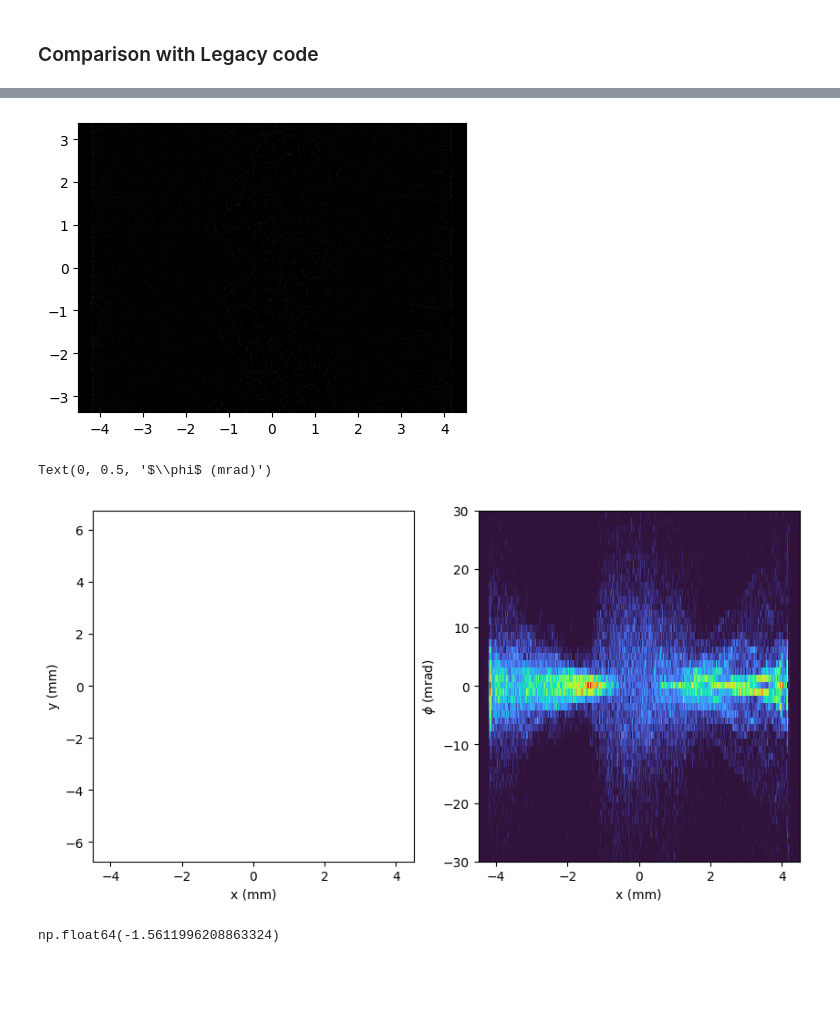
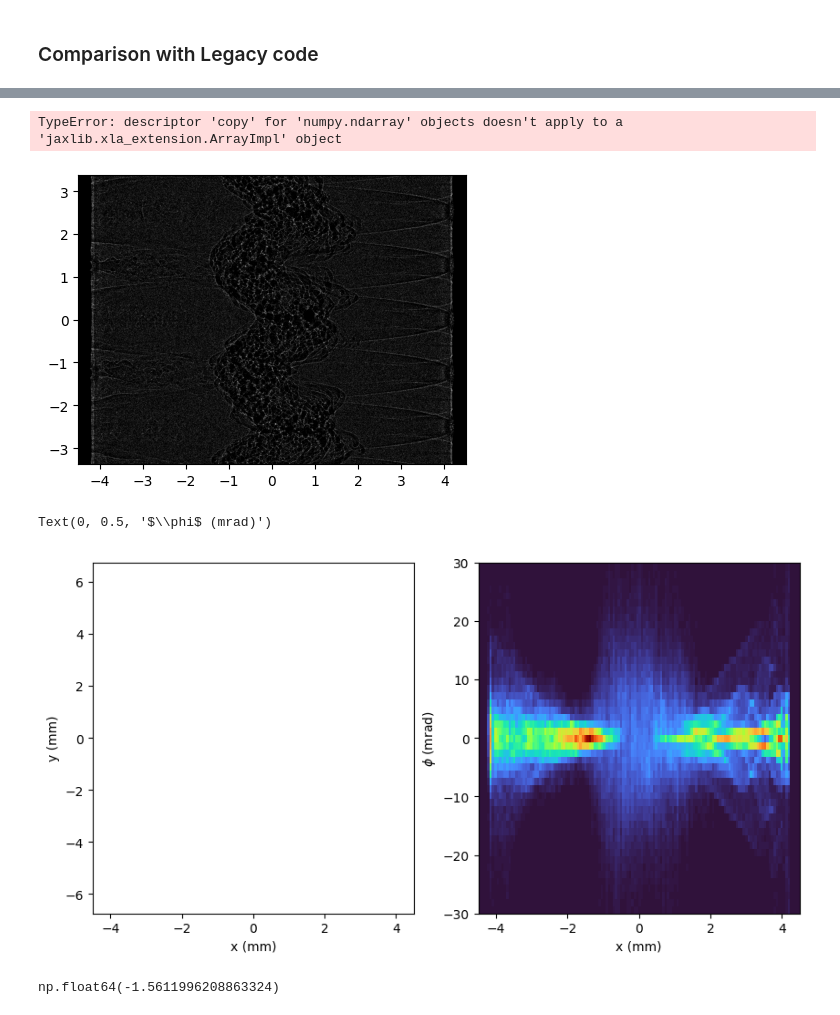
Before and after one commit to MAGPIE-ICL/SLOTH, a Jupyter notebook: examples/02.example_mesh_mesh_turbulence.ipynb, the cells around one changed output, grey strips where cells are left out. Saved outputs shown, nothing was run; the diff lists cells and outputs as text; code cells hidden in the pictures; blank space fills up the shorter version.

```diff
--- a/examples/02.example_mesh_mesh_turbulence.ipynb
+++ b/examples/02.example_mesh_mesh_turbulence.ipynb
@@ -43,7 +43,7 @@ base_folder = "/rds/general/user/sm13118/projects/afosrturbulence/live/sm13118/s
 path_to_file = "/xyz12_prp_CH_100pts_double_mesh_ug_3rd_5x100_10x75_12x100_cfl_0.5_8eV/radmeshablation_3d_prp_CH_ug_3rd_hdf5_plt_cnt_0203"
 filename = base_folder+path_to_file
 #  -----------------
-
+filename = "//rds/general/user/sm13118/projects/afosrturbulence/live/sm13118/data/turbo_box_JB/MA6M05/Turb_hdf5_plt_cnt_0050"
 
 columns = ["dims", "rays", "runtime", "legacyRuntime", "domainSize", "raySize", "totalMemory"]
 df = pd.DataFrame(columns = columns)
@@ -94,7 +94,7 @@ print("\n\n")
 # baseline = memory_report()['used_raw']
 probing_direction = 'z'
 
-Np = 1e5
+Np = 1e7
 
 # del ne_x
 # del ne_y
@@ -312,25 +297,27 @@ sh.histogram(bin_scale = 1, clear_mem=True)
 rh = rtm.Refractometry(rf, R = 25, focal_plane = 0, L = 400)
 rh.incoherent_solve()
 rh.histogram(bin_scale = 1, clear_mem=True)
+# %% [output]
+TypeError: descriptor 'copy' for 'numpy.ndarray' objects doesn't apply to a 'jaxlib.xla_extension.ArrayImpl' object
 # %%
 from utils.imaging import Image
 
 scale_sh_x   =  sh.H.shape[1]/9
 scale_sh_y   =  sh.H.shape[0]/6.75
 
 L = 400 # distance from the volume to the lens (for a single lens system - 300 mm)
 
 pixel_size  = (13.5/rh.H.shape[0])  # pixel size, mm/px in this case because bin = 10, pixel size = 52 um instead 5.4 um
 scale_phi   =   1/(2 * pixel_size/L * 1000)  #sensitivity is Lϕ/2, ϕ in radians, convert to mradians.
 
 shadow_sh  =     Image(sh.H, 0, scale_sh_x, scale_sh_y, fliplr = True)
 o_sh       =     (int(sh.H.shape[1]/2), int(sh.H.shape[0]/2))
 shadow_sh.set_origin(o_sh)
 
 fig, ax = plt.subplots(1,1, figsize = (5,5))
-shadow_sh.plot_mm(ax, cmap = 'Greys_r', aspect = scale_sh_y/scale_sh_x, clim = [0,0.1]);
+shadow_sh.plot_mm(ax, cmap = 'Greys_r', aspect = scale_sh_y/scale_sh_x, vmin=0, vmax=0.001);
 # %% [output]
-[figure, old version]
+[figure, new version]
 # %%
 import matplotlib.colors as mcolors
 
@@ -365,7 +352,7 @@ ax2.grid(False)
 ax2.set_ylabel(r"$\phi$ (mrad)")
 # %% [output]
 Text(0, 0.5, '$\\phi$ (mrad)')
-[figure, old version]
+[figure, new version]
 # %%
 # %% [output]
 np.float64(-1.5611996208863324)
```
Also changed, not shown: parts of 10 cells of this notebook, 1 other file.
